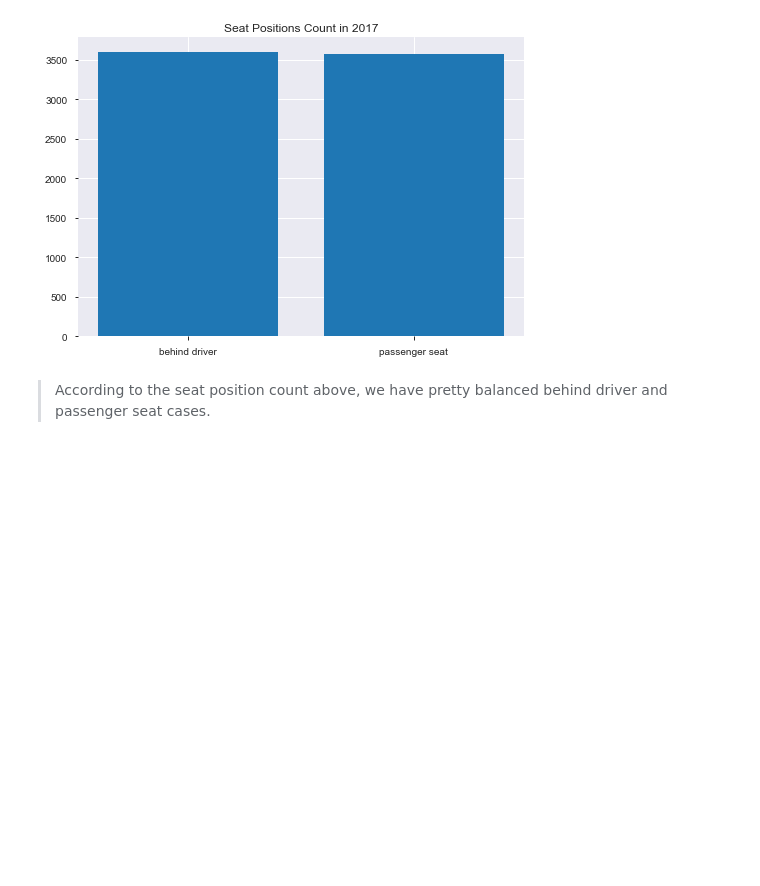
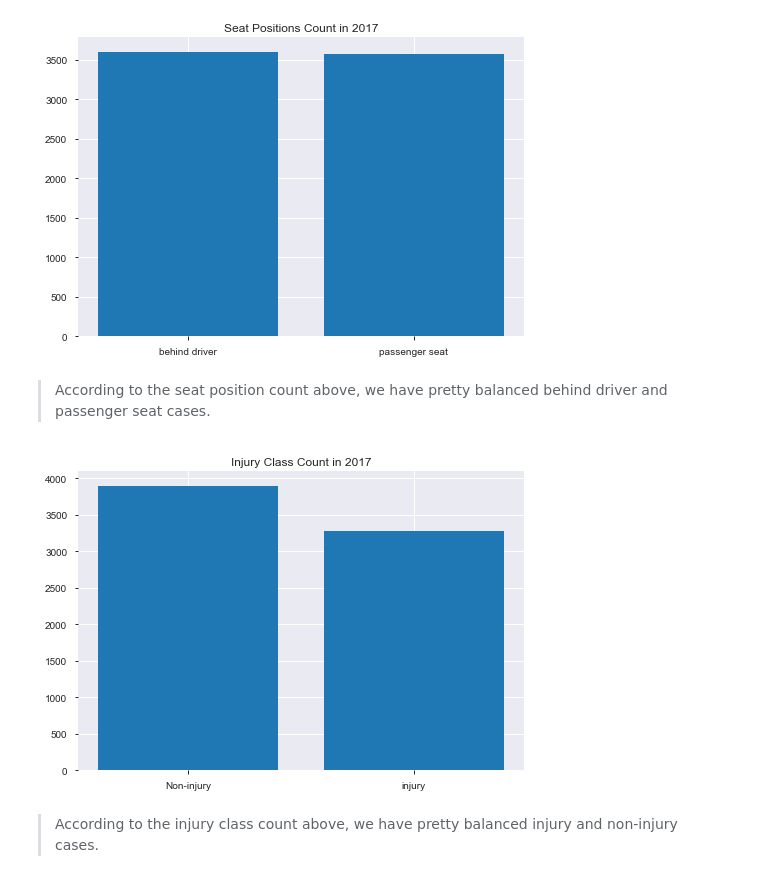
Before and after one commit to UBC-MDS/National_Collision_DB_Group407, a Jupyter notebook: predictive_eda.ipynb, the cells around one changed output. Cells and saved outputs as stored; diff of their text form; code cells hidden in the pictures; blank space fills up the shorter version.

Commit message:
added plots for inferential question

```diff
--- a/predictive_eda.ipynb
+++ b/predictive_eda.ipynb
@@ -190,3 +190,11 @@ plt.title("Seat Positions Count in 2017");
 [figure]
 # %% [markdown]
 > According to the seat position count above, we have pretty balanced behind driver and passenger seat cases.
+# %%
+plt.bar(final['injury_class'].value_counts().sort_index().index,
+        final['injury_class'].value_counts().sort_index())
+plt.title("Injury Class Count in 2017");
+# %% [output]
+[figure, added]
+# %% [markdown]
+> According to the injury class count above, we have pretty balanced injury and non-injury cases.
```
